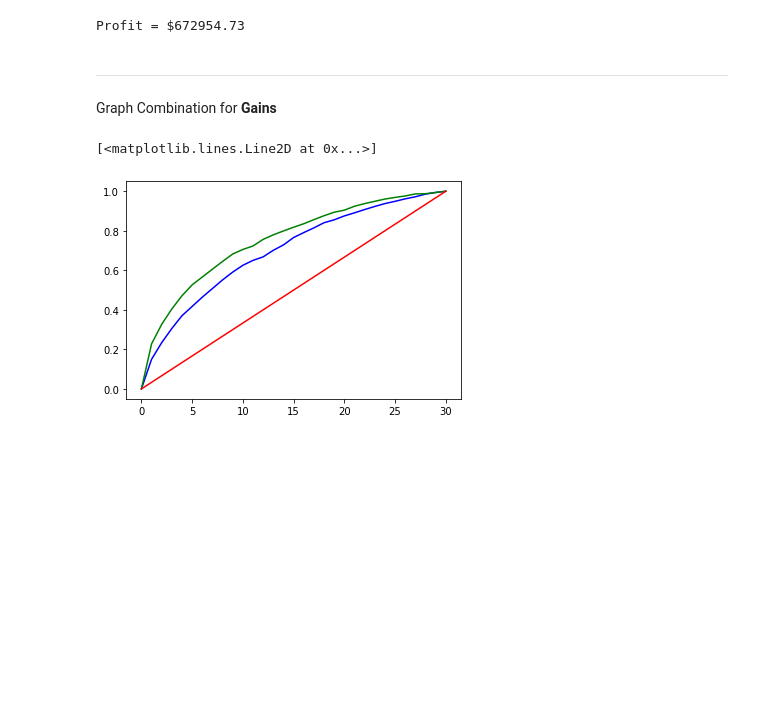
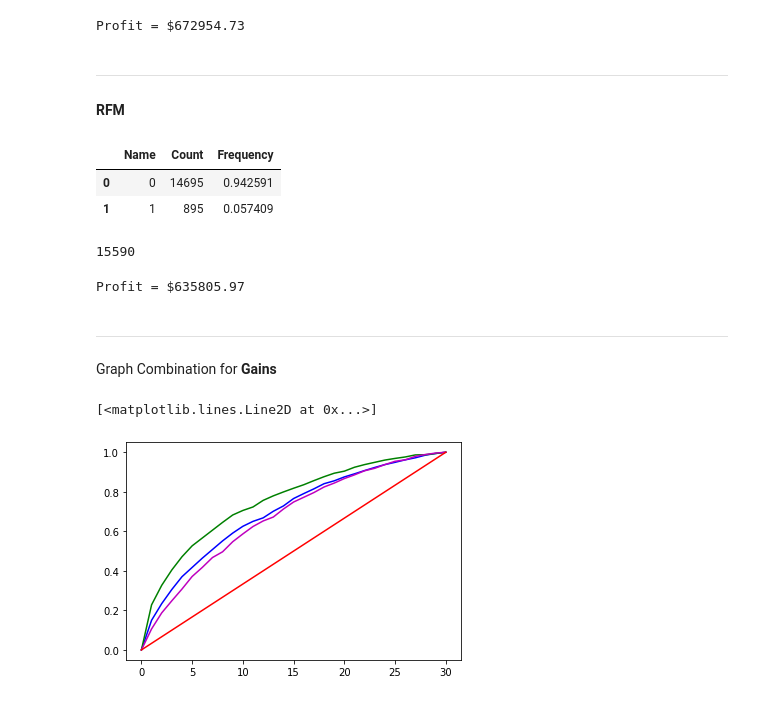
Before and after one commit to kevinbaross/mba263_intuit, a Jupyter notebook: intuit_quicken.ipynb, the cells around one changed output. Cells and saved outputs as stored; diff of their text form; code cells hidden in the pictures; blank space fills up the shorter version.

Commit message:
Add Gains graph for RFM model

```diff
--- a/intuit_quicken.ipynb
+++ b/intuit_quicken.ipynb
@@ -153,18 +153,60 @@ profit1_nn = total_population/sample_size*(845*profit_each_responder-total_to_ma
 print(f"Profit = ${profit1_nn:0.2f}")
 # %% [output]
 Profit = $672954.73
+# %% [markdown]
+---
+
+#### RFM
+# %%
+data['rfm']=mba263.rfm_sq(data[['last','numords','dollars']],5)
+# %%
+data['rfm_p']=mba263.get_means(data['res1'],data['rfm'])
+data_mailing_sq = data[data['rfm_p']>=0.0235]
+# %%
+mba263.tabulate(data_mailing_sq['res1'])
+# %% [output]
+|  | Name | Count | Frequency |
+| 0 | 0 | 14695 | 0.942591 |
+| 1 | 1 | 895 | 0.057409 |
+# %%
+# Mail to
+total_mail_rfm = len(data_mailing_sq)
+total_mail_rfm
+# %% [output]
+15590
+# %%
+# Calculate profit
+
+total_population = 801821
+sample_size = 20000
+profit_each_responder = 60
+mailing_cost = 1.41
+second_wave_probability_drop_to = 0.50
+
+profit_rfm = total_population/sample_size*(895*profit_each_responder-total_mail_rfm*mailing_cost)*second_wave_probability_drop_to
+
+print(f"Profit = ${profit_rfm:0.2f}")
+# %% [output]
+Profit = $635805.97
 # %% [markdown]
 ---
 
 Graph Combination for **Gains**
 # %%
-# Gains
+# Gains for Logit
 gains1=mba263.gain(data['res1'],data['predicted_res'],bins=30)
+
+# Gains for Neural Network
+gains_nn=mba263.gain(data['res1'],data['p_nn'],30)
+
+# Gains for RFM
+gains_rfm=mba263.gain(data['res1'],data['rfm_p'],30)
 # %%
-gains_nn=mba263.gain(data['res1'],data['p_nn'],30)
-plt.plot(gains1,'b') ## Logit
-plt.plot(gains_nn,'g') ## Neural Network
+# Plot all the graphs for Gains
+plt.plot(gains1,'b') ## Logit - Blue
+plt.plot(gains_nn,'g') ## Neural Network - Green
+plt.plot(gains_rfm,'m') ## RFM - Magenta
 plt.plot([0,30],[0,1],'r')
 # %% [output]
 [<matplotlib.lines.Line2D at 0x...>]
-[figure, old version]
+[figure, new version]
```
